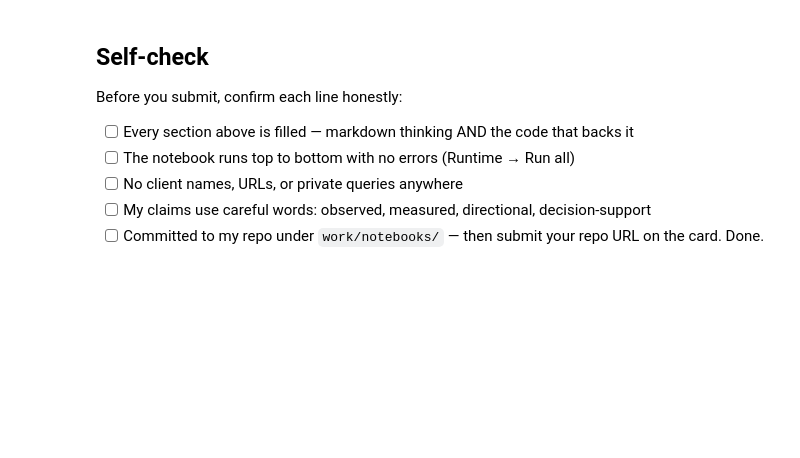
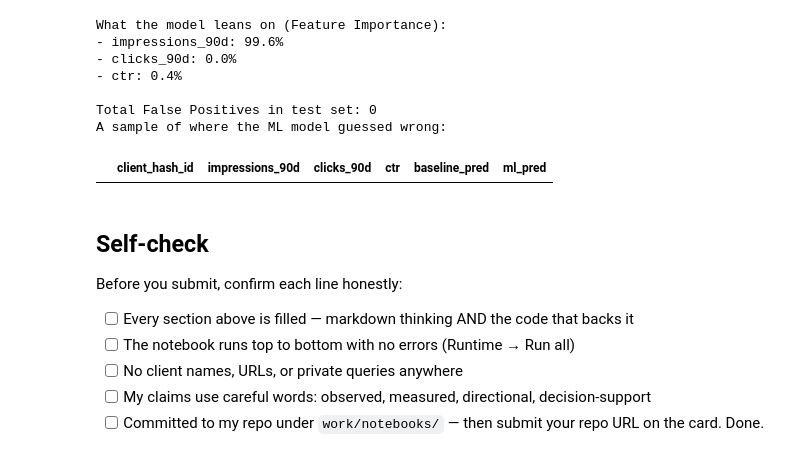
Before and after one commit to rafayraza-nextgen/flyrank-ml-internship, a Jupyter notebook: work/notebooks/w05_model.ipynb, the cells around one changed output. Drawn from its saved outputs; the diff is of its cells as text; code cells hidden in the pictures; blank space fills up the shorter version.

```diff
--- a/work/notebooks/w05_model.ipynb
+++ b/work/notebooks/w05_model.ipynb
@@ -37,3 +144,32 @@ This skeleton is yours to fill. Work the sections **in order** — each one has
+# %%
+# This cell is for CODE (numbers, a query, a check).
+# Write your text answer in the cell ABOVE this one — typing sentences here breaks Run All.
+
+# Show Feature Importances (What the model leans on)
+importances = model.feature_importances_
+print("What the model leans on (Feature Importance):")
+for feature, imp in zip(features, importances):
+    print(f"- {feature}: {imp * 100:.1f}%")
+
+# Error Analysis: Find False Positives
+test_df_results = test_df.copy()
+test_df_results['ml_pred'] = ml_preds
+
+false_positives = test_df_results[(test_df_results['target_quick_win'] == 0) & (test_df_results['ml_pred'] == 1)]
+
+print(f"\nTotal False Positives in test set: {len(false_positives)}")
+print("A sample of where the ML model guessed wrong:")
+display_cols = ['client_hash_id', 'impressions_90d', 'clicks_90d', 'ctr', 'baseline_pred', 'ml_pred']
+display(false_positives[display_cols].head())
+# %% [output]
+What the model leans on (Feature Importance):
+- impressions_90d: 99.6%
+- clicks_90d: 0.0%
+- ctr: 0.4%
+
+Total False Positives in test set: 0
+A sample of where the ML model guessed wrong:
+|  | client_hash_id | impressions_90d | clicks_90d | ctr | baseline_pred | ml_pred |
 # %% [markdown]
 ## Self-check
 
```
Also changed, not shown: parts of 14 cells of this notebook.
